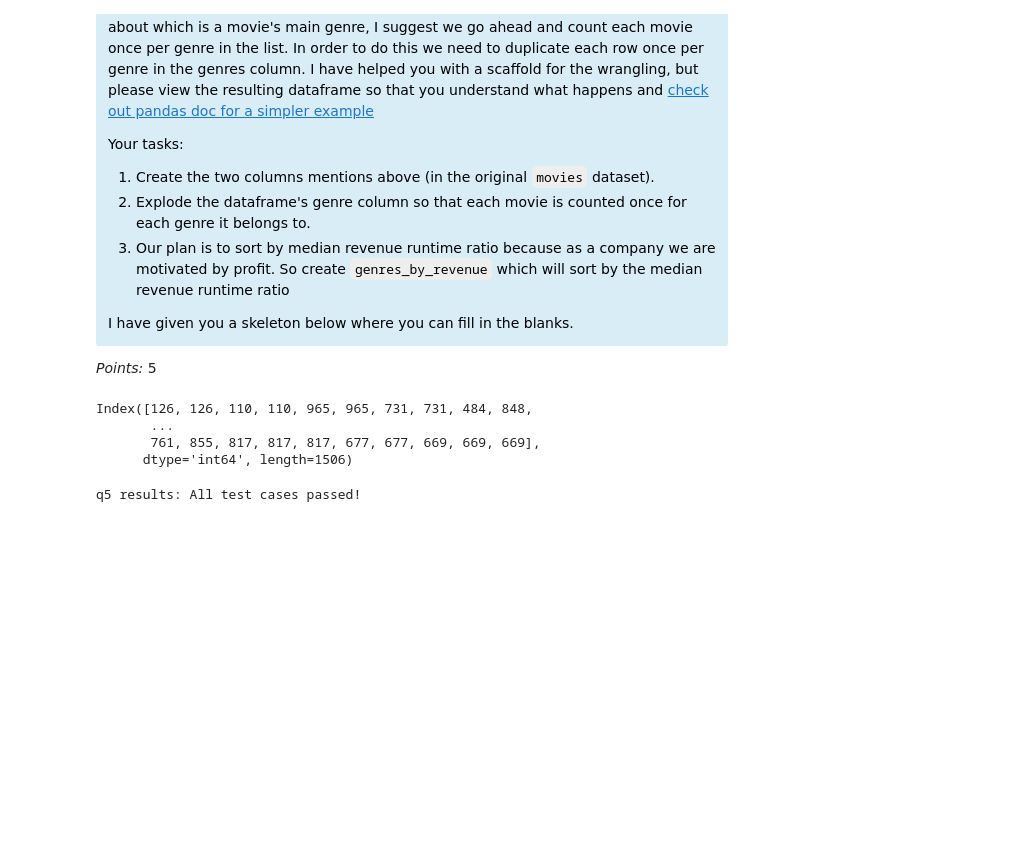
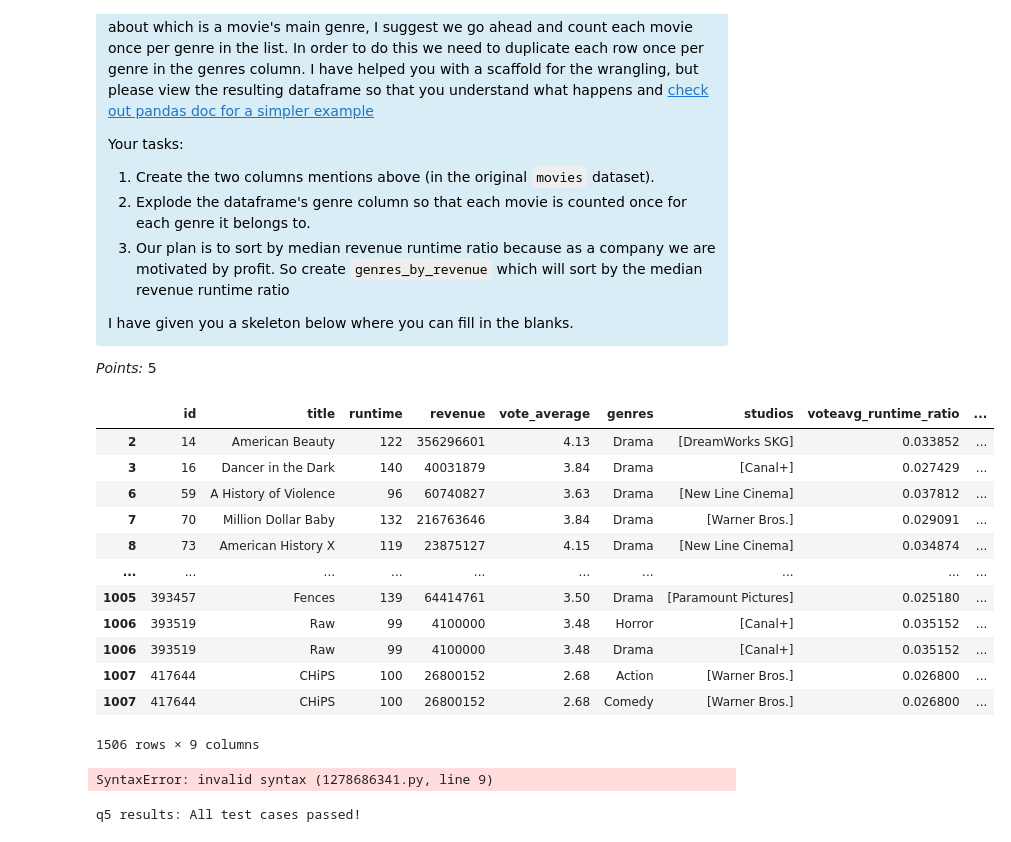
Before and after one commit to pbrar17/Global-Insights-, a Jupyter notebook: assiquiab.ipynb, the cells around one changed output. Cells and saved outputs as stored; diff of their text form; code cells hidden in the pictures; blank space fills up the shorter version.

```diff
--- a/assiquiab.ipynb
+++ b/assiquiab.ipynb
@@ -360,6 +360,22 @@ I have given you a skeleton below where you can fill in the blanks.
 </div>
 
 _Points:_ 5
+# %%
+boom_genres
+# %% [output]
+|  | id | title | runtime | revenue | vote_average | genres | studios | voteavg_runtime_ratio | ... |
+| 2 | 14 | American Beauty | 122 | 356296601 | 4.13 | Drama | [DreamWorks SKG] | 0.033852 | ... |
+| 3 | 16 | Dancer in the Dark | 140 | 40031879 | 3.84 | Drama | [Canal+] | 0.027429 | ... |
+| 6 | 59 | A History of Violence | 96 | 60740827 | 3.63 | Drama | [New Line Cinema] | 0.037812 | ... |
+| 7 | 70 | Million Dollar Baby | 132 | 216763646 | 3.84 | Drama | [Warner Bros.] | 0.029091 | ... |
+| 8 | 73 | American History X | 119 | 23875127 | 4.15 | Drama | [New Line Cinema] | 0.034874 | ... |
+| ... | ... | ... | ... | ... | ... | ... | ... | ... | ... |
+| 1005 | 393457 | Fences | 139 | 64414761 | 3.50 | Drama | [Paramount Pictures] | 0.025180 | ... |
+| 1006 | 393519 | Raw | 99 | 4100000 | 3.48 | Horror | [Canal+] | 0.035152 | ... |
+| 1006 | 393519 | Raw | 99 | 4100000 | 3.48 | Drama | [Canal+] | 0.035152 | ... |
+| 1007 | 417644 | CHiPS | 100 | 26800152 | 2.68 | Action | [Warner Bros.] | 0.026800 | ... |
+| 1007 | 417644 | CHiPS | 100 | 26800152 | 2.68 | Comedy | [Warner Bros.] | 0.026800 | ... |
+1506 rows × 9 columns
 # %%
 
 movies['voteavg_runtime_ratio'] = movies['vote_average']/ movies['runtime']
@@ -368,14 +384,13 @@ boom_genres = movies.explode('genres')
 # Sort by median revenue runtime ratio because it is all about the money, money, money... ♫
 # genres_by_revenue = boom_genres.movies('genres')['revenue_runtime_ratio'].______().___________().index._______()
 
-genres_by_revenue = boom_genres.sort_values(by='revenue_runtime_ratio', ascending=False).index
+# genres_by_revenue = boom_genres.sort_values(by='revenue_runtime_ratio', ascending=False).index.tolist()
+
+genres_by_revenue = boom_genres.movies('genres')['revenue_runtime_ratio'].median('revenue_runtime_ratio').sort_values(ascending = False).index.tolist()
 
 genres_by_revenue
 # %% [output]
-Index([126, 126, 110, 110, 965, 965, 731, 731, 484, 848,
-       ...
-       761, 855, 817, 817, 817, 677, 677, 669, 669, 669],
-      dtype='int64', length=1506)
+SyntaxError: invalid syntax (1278686341.py, line 9)
 # %%
 grader.check("q5")
 # %% [output]
```
Also changed, not shown: 1 other file.
